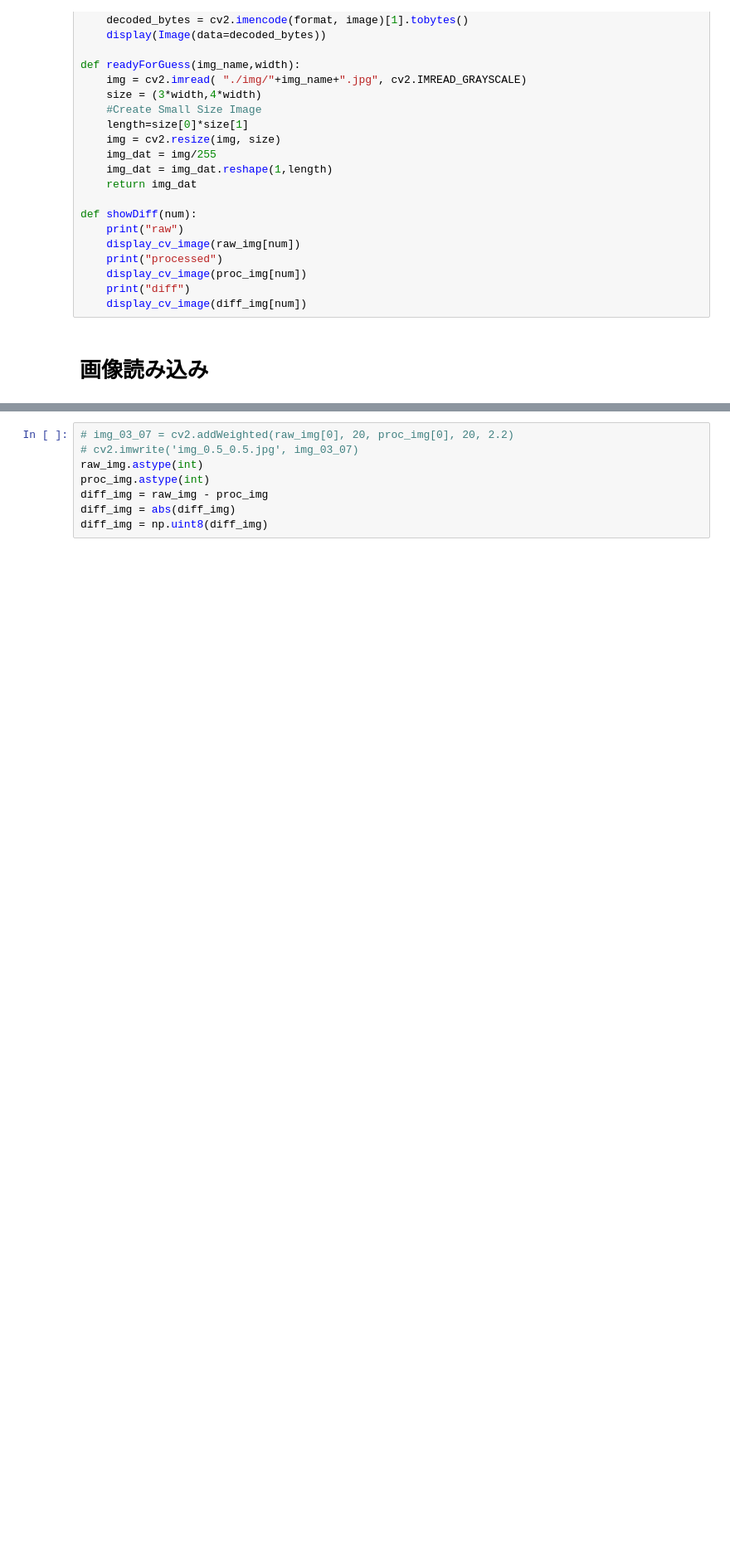
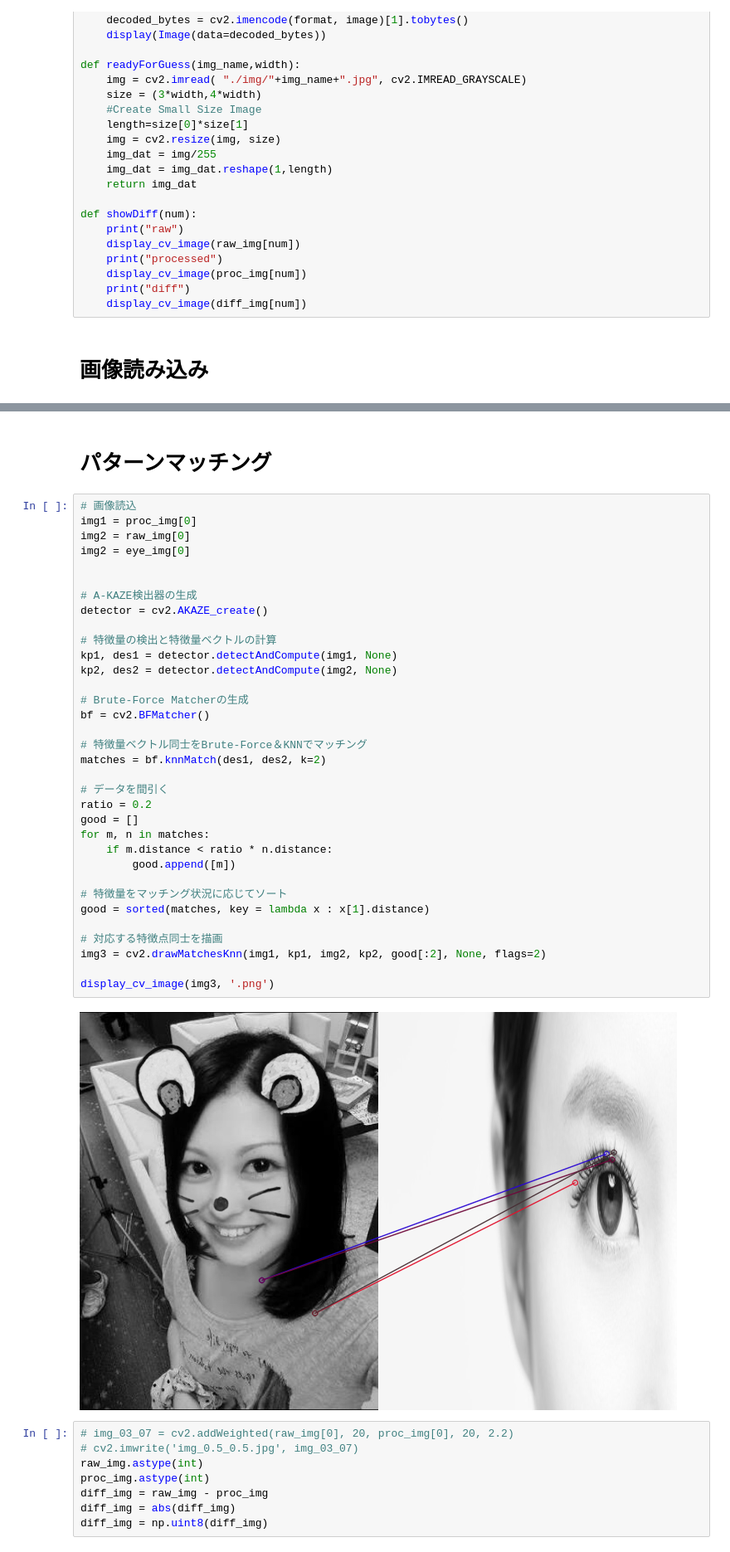
Before and after one commit to kinketsucom/Diff_Extraction, a Jupyter notebook: diff_extraction.ipynb, the cells around one changed output, grey strips where cells are left out. Shown at 83% size. Cells and saved outputs as stored; diff of their text form; blank space fills up the shorter version.

```diff
--- a/diff_extraction.ipynb
+++ b/diff_extraction.ipynb
@@ -111,3 +217,41 @@ display_cv_image(img)
+# %% [markdown]
+# パターンマッチング
+# %%
+# 画像読込
+img1 = proc_img[0]
+img2 = raw_img[0]
+img2 = eye_img[0]
+
+
+# A-KAZE検出器の生成
+detector = cv2.AKAZE_create()
+
+# 特徴量の検出と特徴量ベクトルの計算
+kp1, des1 = detector.detectAndCompute(img1, None)
+kp2, des2 = detector.detectAndCompute(img2, None)
+
+# Brute-Force Matcherの生成
+bf = cv2.BFMatcher()
+
+# 特徴量ベクトル同士をBrute-Force＆KNNでマッチング
+matches = bf.knnMatch(des1, des2, k=2)
+
+# データを間引く
+ratio = 0.2
+good = []
+for m, n in matches:
+    if m.distance < ratio * n.distance:
+        good.append([m])
+
+# 特徴量をマッチング状況に応じてソート
+good = sorted(matches, key = lambda x : x[1].distance)
+
+# 対応する特徴点同士を描画
+img3 = cv2.drawMatchesKnn(img1, kp1, img2, kp2, good[:2], None, flags=2)
+
+display_cv_image(img3, '.png')
+# %% [output]
+[figure, added]
 # %%
 # img_03_07 = cv2.addWeighted(raw_img[0], 20, proc_img[0], 20, 2.2)
 # cv2.imwrite('img_0.5_0.5.jpg', img_03_07)
```
Also changed, not shown: parts of 6 cells of this notebook, 1 other file.
